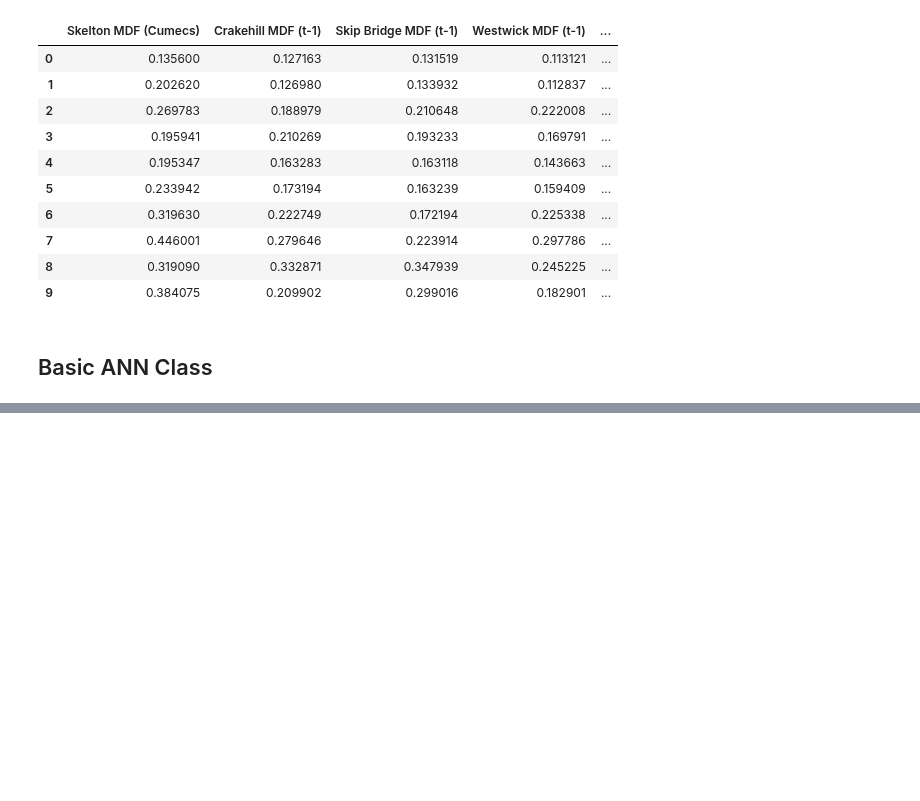
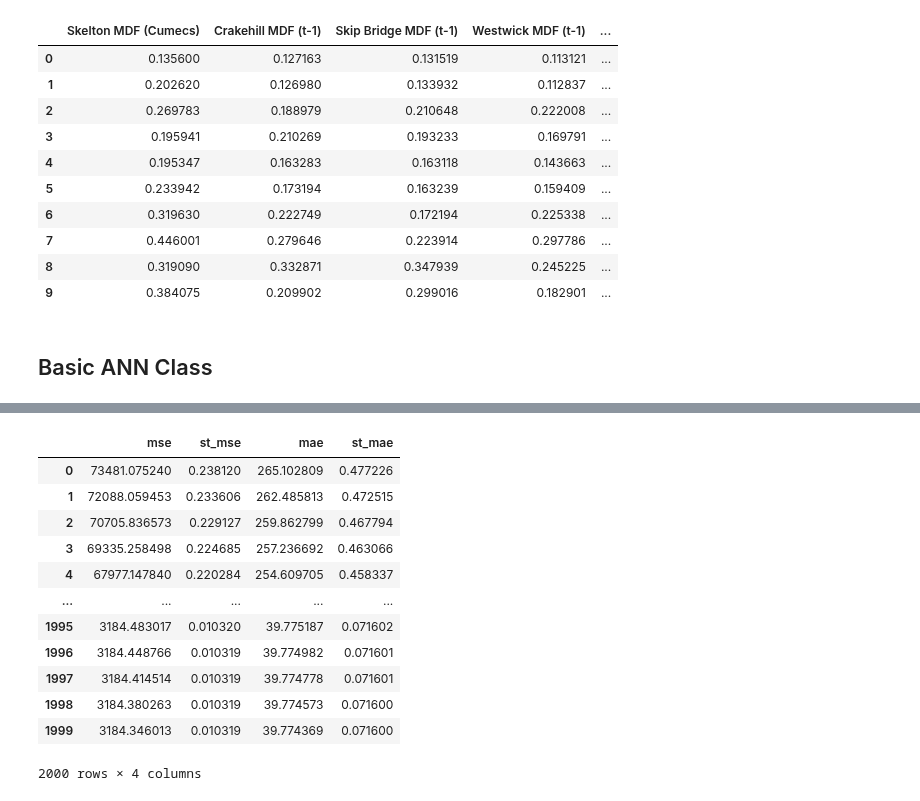
Before and after one commit to mhjp13/small-projects-ai, a Jupyter notebook: cob107/cw2/MLP-Models.ipynb, the cells around one changed output, grey strips where cells are left out. Cells and saved outputs as stored; diff of their text form; code cells hidden in the pictures; blank space fills up the shorter version.

```diff
--- a/cob107/cw2/MLP-Models.ipynb
+++ b/cob107/cw2/MLP-Models.ipynb
@@ -197,0 +231,16 @@ performance = newAnn.train(features.to_numpy(), targets.to_numpy())
+# %%
+results_2
+# %% [output]
+|  | mse | st_mse | mae | st_mae |
+| 0 | 73481.075240 | 0.238120 | 265.102809 | 0.477226 |
+| 1 | 72088.059453 | 0.233606 | 262.485813 | 0.472515 |
+| 2 | 70705.836573 | 0.229127 | 259.862799 | 0.467794 |
+| 3 | 69335.258498 | 0.224685 | 257.236692 | 0.463066 |
+| 4 | 67977.147840 | 0.220284 | 254.609705 | 0.458337 |
+| ... | ... | ... | ... | ... |
+| 1995 | 3184.483017 | 0.010320 | 39.775187 | 0.071602 |
+| 1996 | 3184.448766 | 0.010319 | 39.774982 | 0.071601 |
+| 1997 | 3184.414514 | 0.010319 | 39.774778 | 0.071601 |
+| 1998 | 3184.380263 | 0.010319 | 39.774573 | 0.071600 |
+| 1999 | 3184.346013 | 0.010319 | 39.774369 | 0.071600 |
+2000 rows × 4 columns
```
Also changed, not shown: parts of 14 cells of this notebook.
